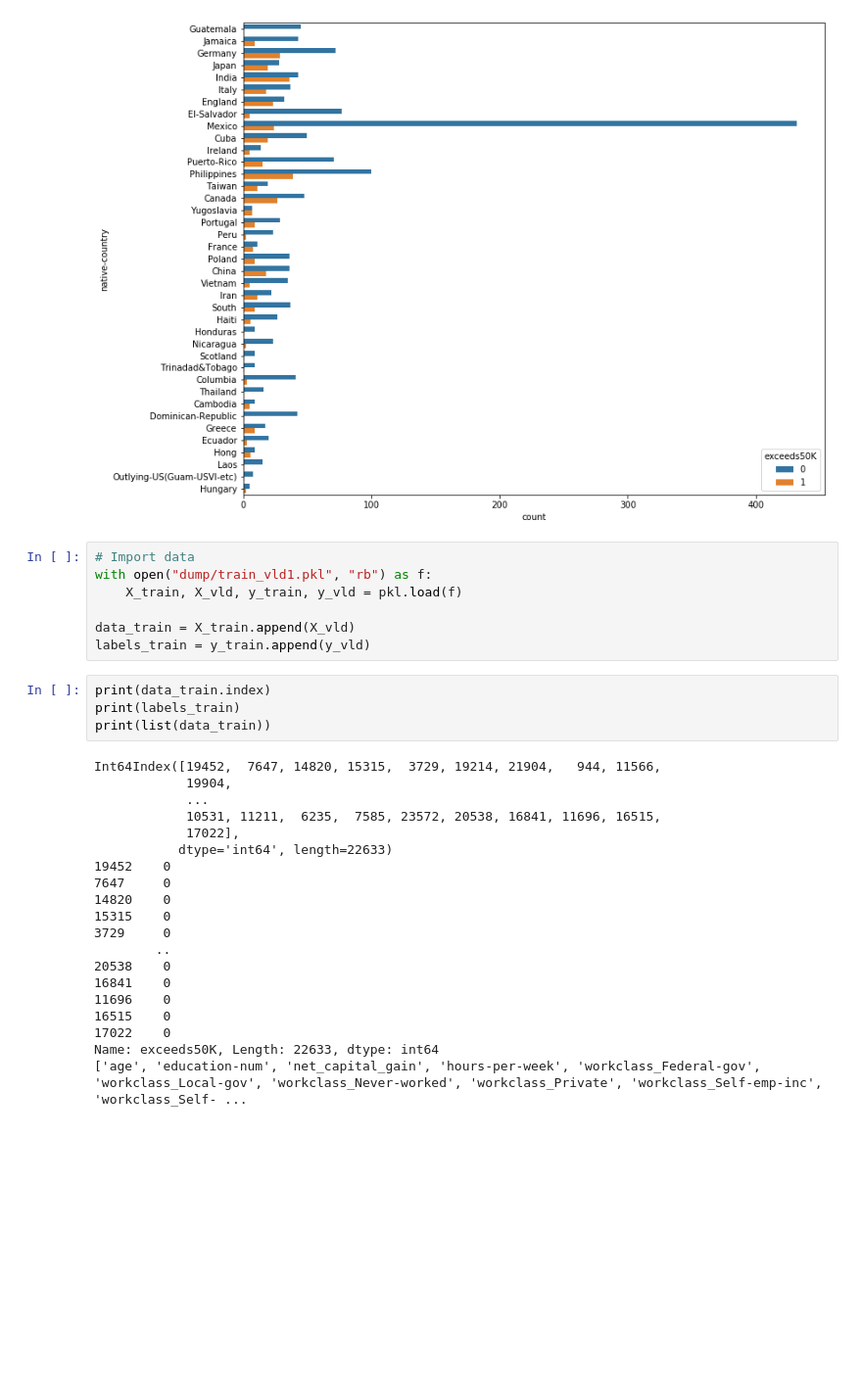
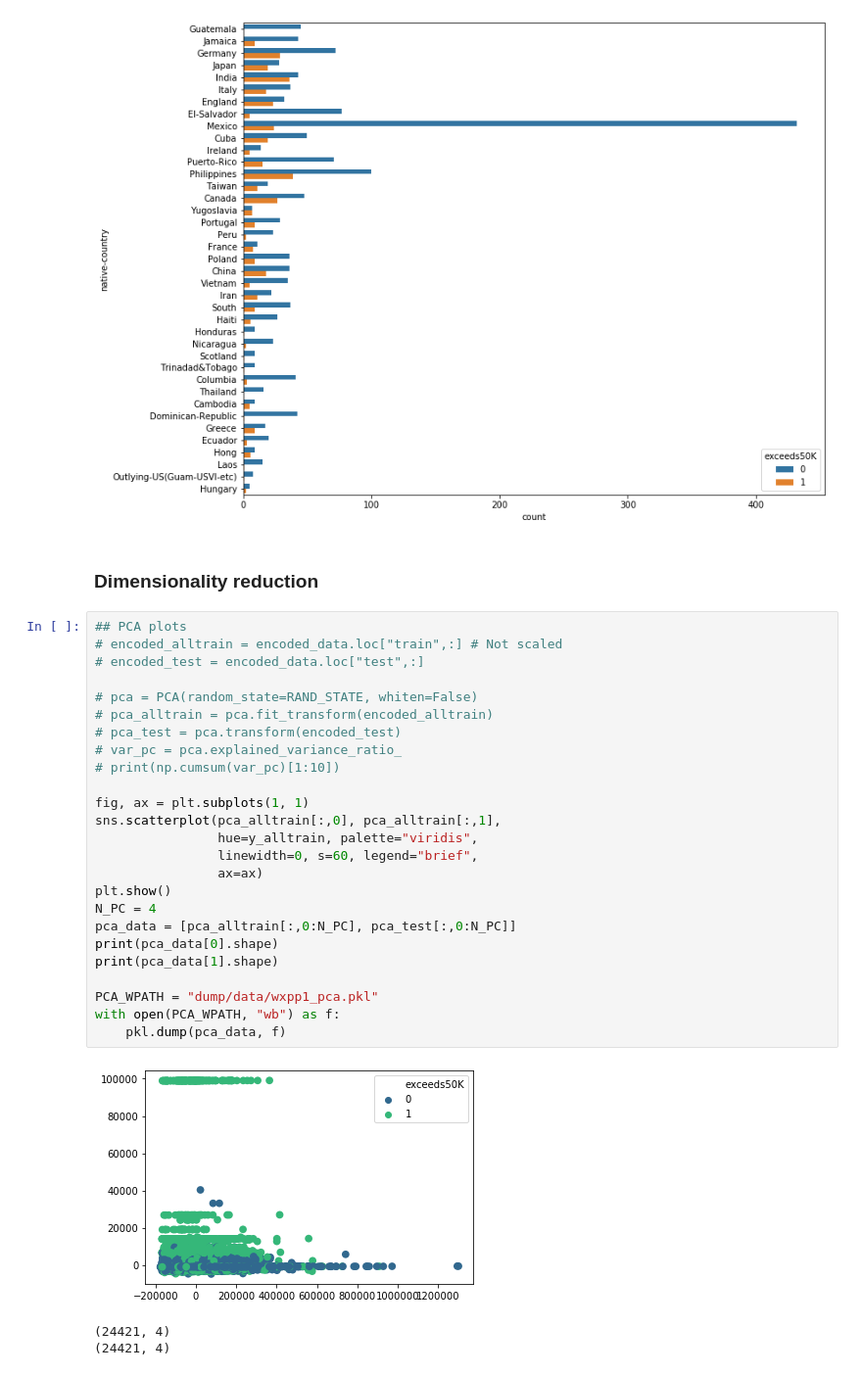
Before and after one commit to hanaecarrie/CS5228_kaggle_income50K_classification, a Jupyter notebook: data_preprocessing.ipynb, the cells around one changed output. Shown at 98% size. Saved outputs shown, nothing was run; the diff lists cells and outputs as text; blank space fills up the shorter version.

```diff
--- a/data_preprocessing.ipynb
+++ b/data_preprocessing.ipynb
@@ -214,34 +288,34 @@ Outlying-US(Guam-USVI-etc)      9
 Hungary                         7
 Name: native-country, dtype: int64
 [figure]
-# %%
-# Import data
-with open("dump/train_vld1.pkl", "rb") as f:
-    X_train, X_vld, y_train, y_vld = pkl.load(f)
-
-data_train = X_train.append(X_vld)
-labels_train = y_train.append(y_vld)
-# %%
-print(data_train.index)
-print(labels_train)
-print(list(data_train))
-# %% [output]
-Int64Index([19452,  7647, 14820, 15315,  3729, 19214, 21904,   944, 11566,
-            19904,
-            ...
-            10531, 11211,  6235,  7585, 23572, 20538, 16841, 11696, 16515,
-            17022],
-           dtype='int64', length=22633)
-19452    0
-7647     0
-14820    0
-15315    0
-3729     0
-        ..
-20538    0
-16841    0
-11696    0
-16515    0
-17022    0
-Name: exceeds50K, Length: 22633, dtype: int64
-['age', 'education-num', 'net_capital_gain', 'hours-per-week', 'workclass_Federal-gov', 'workclass_Local-gov', 'workclass_Never-worked', 'workclass_Private', 'workclass_Self-emp-inc', 'workclass_Self- ...
+# %% [markdown]
+### Dimensionality reduction
+# %%
+## PCA plots
+# encoded_alltrain = encoded_data.loc["train",:] # Not scaled
+# encoded_test = encoded_data.loc["test",:]
+
+# pca = PCA(random_state=RAND_STATE, whiten=False)
+# pca_alltrain = pca.fit_transform(encoded_alltrain)
+# pca_test = pca.transform(encoded_test)
+# var_pc = pca.explained_variance_ratio_
+# print(np.cumsum(var_pc)[1:10])
+
+fig, ax = plt.subplots(1, 1)
+sns.scatterplot(pca_alltrain[:,0], pca_alltrain[:,1],
+                hue=y_alltrain, palette="viridis",
+                linewidth=0, s=60, legend="brief",
+                ax=ax)
+plt.show()
+N_PC = 4
+pca_data = [pca_alltrain[:,0:N_PC], pca_test[:,0:N_PC]]
+print(pca_data[0].shape)
+print(pca_data[1].shape)
+
+PCA_WPATH = "dump/data/wxpp1_pca.pkl"
+with open(PCA_WPATH, "wb") as f:
+    pkl.dump(pca_data, f)
+# %% [output]
+[figure, added]
+(24421, 4)
+(24421, 4)
```
Also changed, not shown: parts of 27 cells of this notebook, 57 other files.
